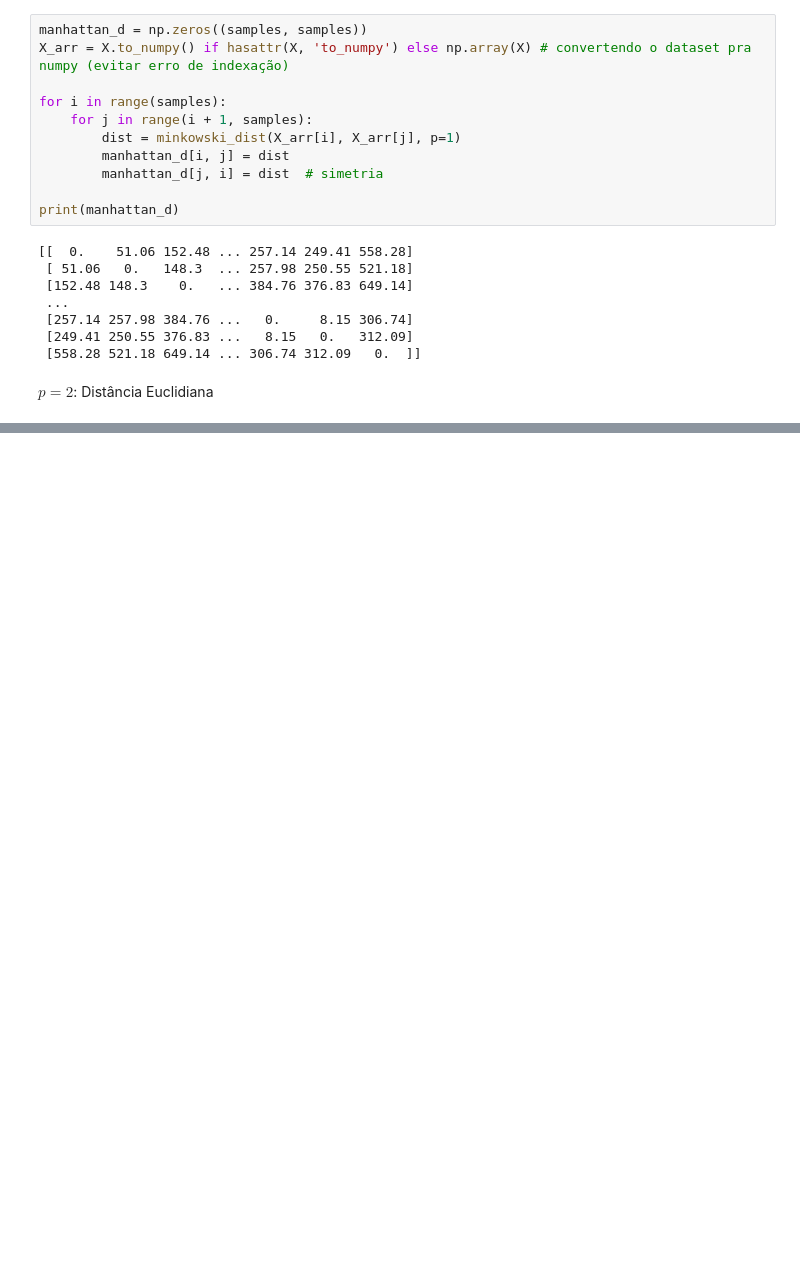
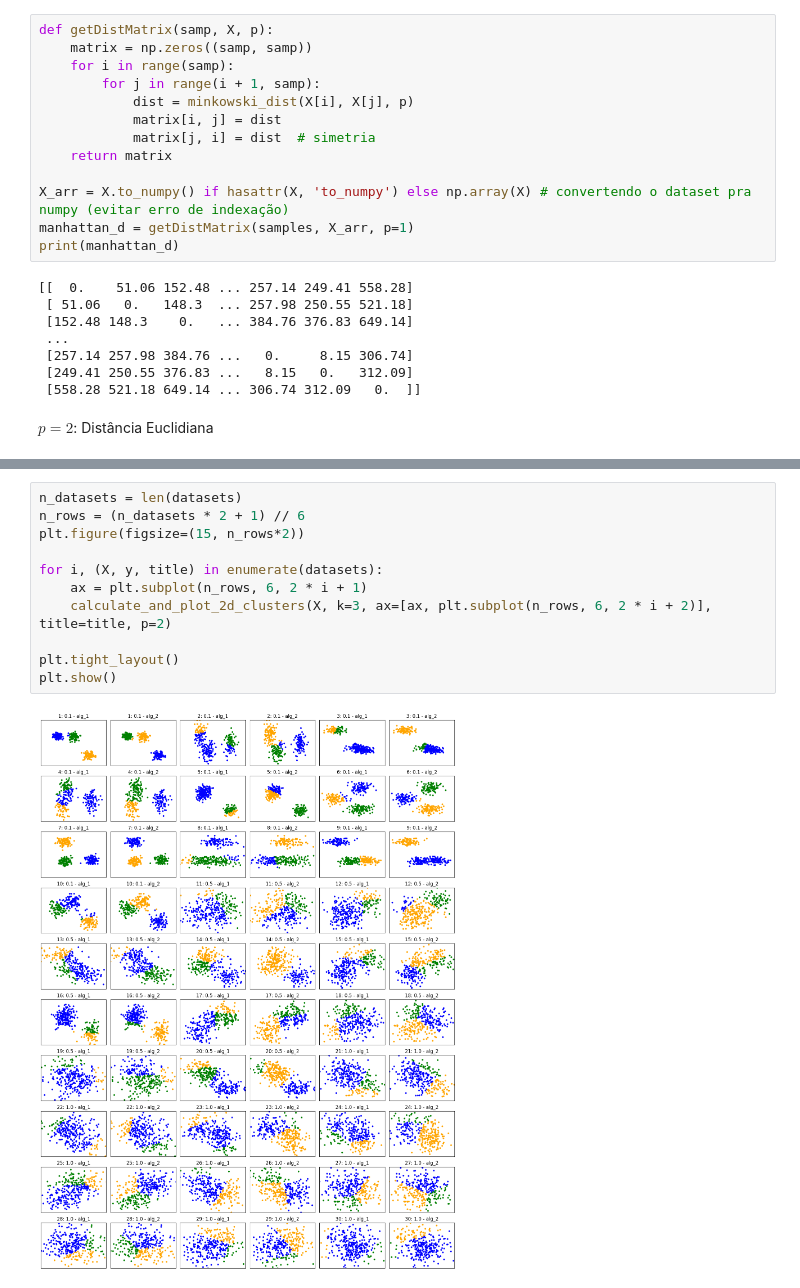
Before and after one commit to belatavaresp/tp2-alg2-2024-1, a Jupyter notebook: code.ipynb, the cells around one changed output, grey strips where cells are left out. Cells and saved outputs as stored; diff of their text form; blank space fills up the shorter version.

```diff
--- a/code.ipynb
+++ b/code.ipynb
@@ -43,15 +79,17 @@ def minkowski_dist(x,y,p):
 ### Matrizes de distância entre os pontos
 $p=1$: Distância de Manhattan
 # %%
-manhattan_d = np.zeros((samples, samples))
+def getDistMatrix(samp, X, p):
+    matrix = np.zeros((samp, samp))
+    for i in range(samp):
+        for j in range(i + 1, samp):
+            dist = minkowski_dist(X[i], X[j], p)
+            matrix[i, j] = dist
+            matrix[j, i] = dist  # simetria
+    return matrix
+
 X_arr = X.to_numpy() if hasattr(X, 'to_numpy') else np.array(X) # convertendo o dataset pra numpy (evitar erro de indexação)
-
-for i in range(samples):
-    for j in range(i + 1, samples):
-        dist = minkowski_dist(X_arr[i], X_arr[j], p=1)
-        manhattan_d[i, j] = dist
-        manhattan_d[j, i] = dist  # simetria
-
+manhattan_d = getDistMatrix(samples, X_arr, p=1)
 print(manhattan_d)
 # %% [output]
 [[  0.    51.06 152.48 ... 257.14 249.41 558.28]
@@ -157,0 +336,13 @@ alg_busca_binaria(samples, 4, euclid_d)
+# %%
+n_datasets = len(datasets)
+n_rows = (n_datasets * 2 + 1) // 6
+plt.figure(figsize=(15, n_rows*2))
+
+for i, (X, y, title) in enumerate(datasets):
+    ax = plt.subplot(n_rows, 6, 2 * i + 1)
+    calculate_and_plot_2d_clusters(X, k=3, ax=[ax, plt.subplot(n_rows, 6, 2 * i + 2)], title=title, p=2)
+
+plt.tight_layout()
+plt.show()
+# %% [output]
+[figure, added]
```
Also changed, not shown: parts of 15 cells of this notebook.
